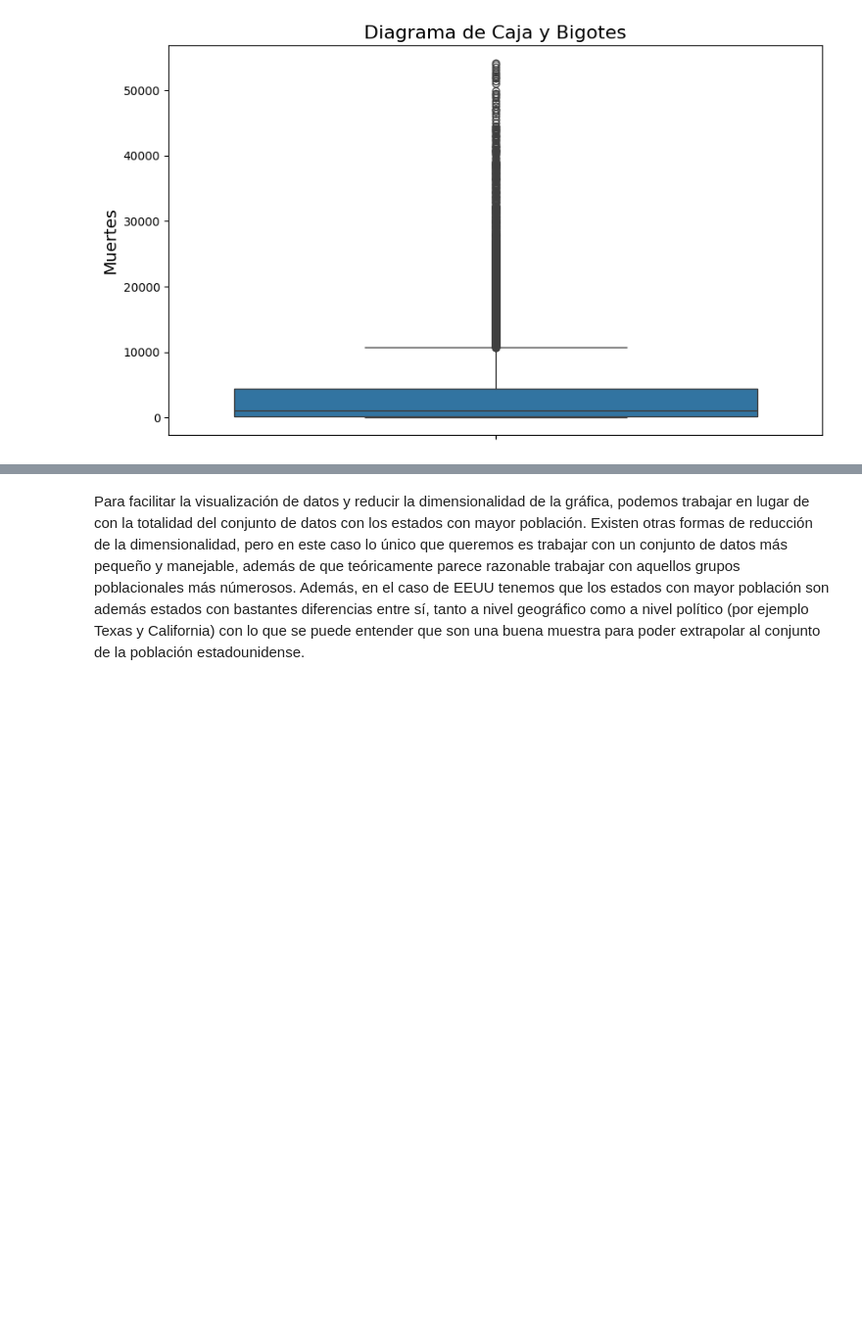
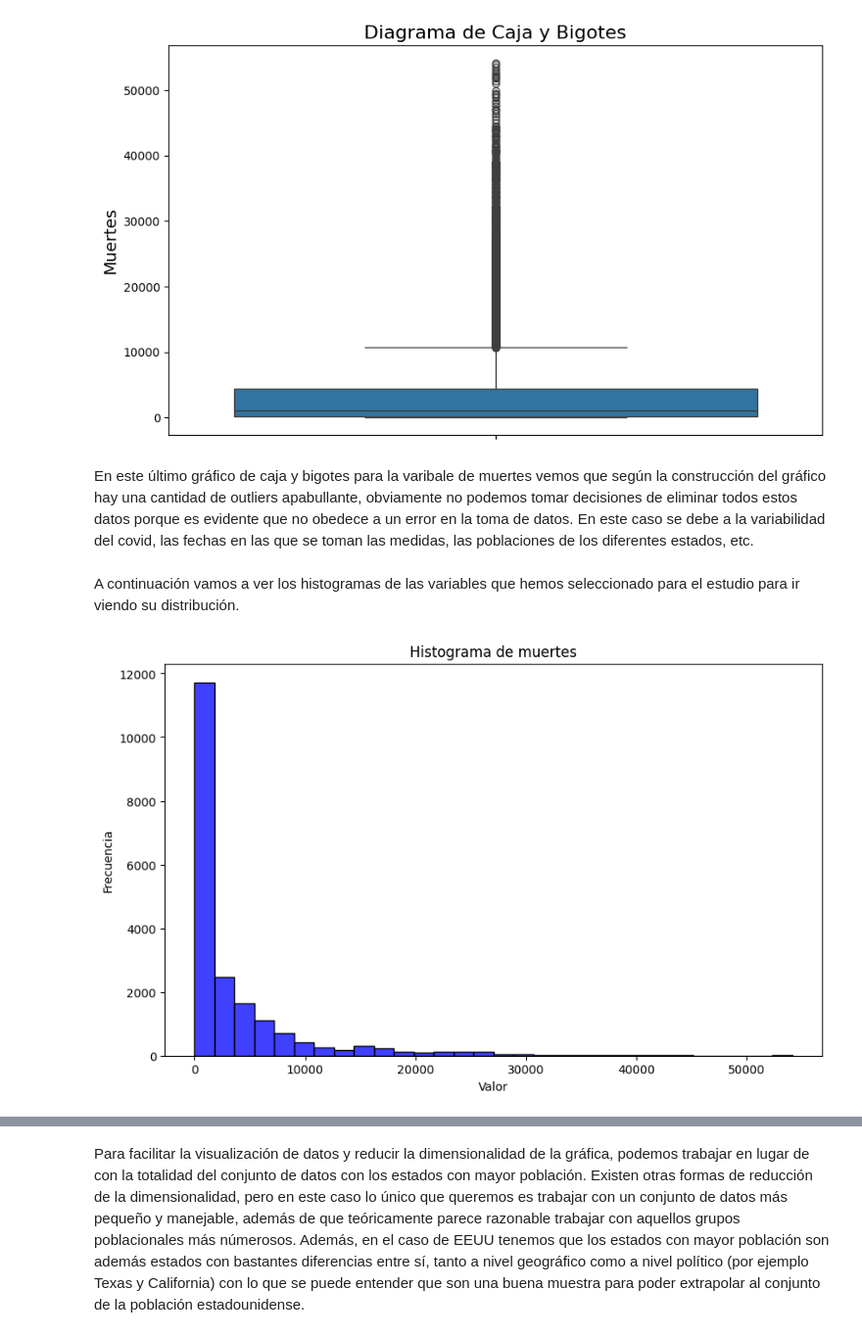
Before and after one commit to AI-School-F5-P3/Carri-Datathon, a Jupyter notebook: Analisis.ipynb, the cells around one changed output, grey strips where cells are left out. Shown: that part at 98% size. Drawn from its saved outputs; the diff is of its cells as text; code cells hidden in the pictures; blank space fills up the shorter version.

```diff
--- a/Analisis.ipynb
+++ b/Analisis.ipynb
@@ -280,3 +295,20 @@ plt.ylabel('Muertes', fontsize=14)
 plt.show()
 # %% [output]
 [figure]
+# %% [markdown]
+En este último gráfico de caja y bigotes para la varibale de muertes vemos que según la construcción del gráfico hay una cantidad de outliers apabullante, obviamente no podemos tomar decisiones de eliminar todos estos datos porque es evidente que no obedece a un error en la toma de datos. En este caso se debe a la variabilidad del covid, las fechas en las que se toman las medidas, las poblaciones de los diferentes estados, etc.
+# %% [markdown]
+A continuación vamos a ver los histogramas de las variables que hemos seleccionado para el estudio para ir viendo su distribución.
+# %%
+plt.figure(figsize=(10, 6))
+sns.histplot(df_subset['death'], kde=False, bins=30, color='blue')
+
+# Añadir títulos y etiquetas
+plt.title('Histograma de muertes')
+plt.xlabel('Valor')
+plt.ylabel('Frecuencia')
+
+# Mostrar el gráfico
+plt.show()
+# %% [output]
+[figure, added]
```
Also changed, not shown: parts of 14 cells of this notebook.
